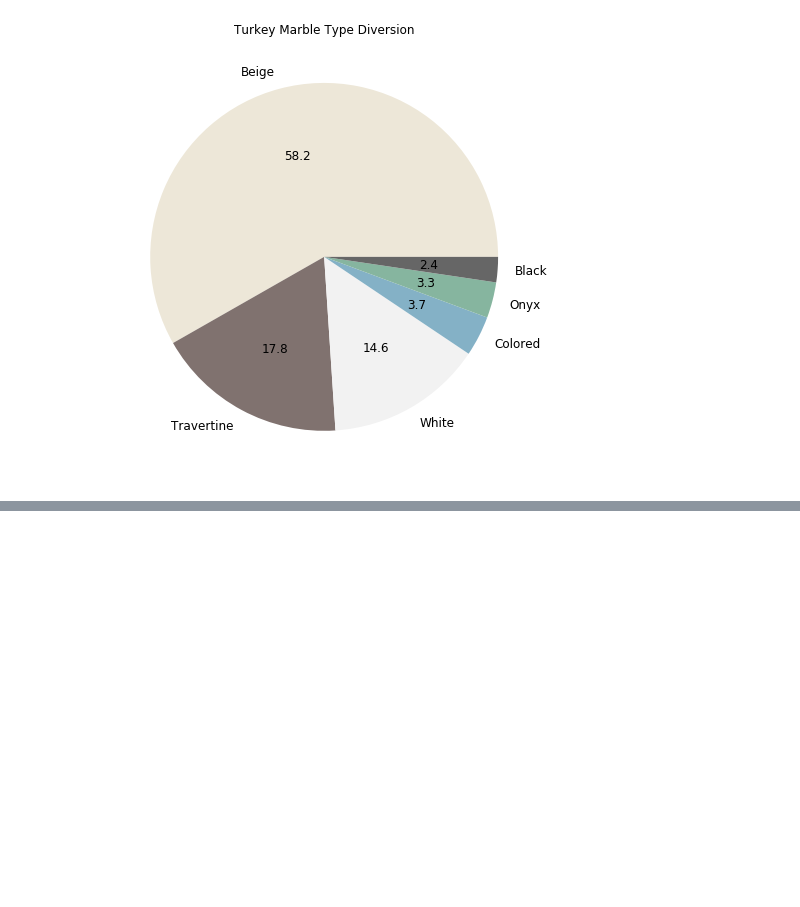
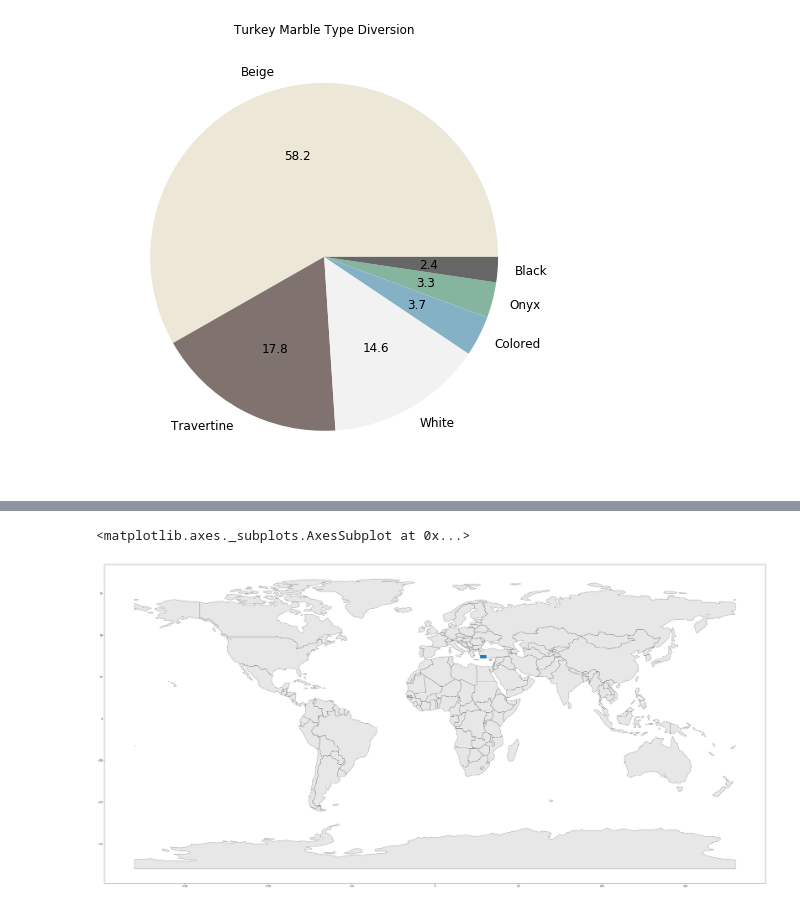
Before and after one commit to mgurdal/marble-growth, a Jupyter notebook: Marble.ipynb, the cells around one changed output, grey strips where cells are left out. Cells and saved outputs as stored; diff of their text form; code cells hidden in the pictures; blank space fills up the shorter version.

```diff
--- a/Marble.ipynb
+++ b/Marble.ipynb
@@ -87,0 +140,10 @@ x_axis = _.yaxis.set_label_text('')
+# %%
+mugla = turkey.loc[turkey.name == "Muğla"]
+mugla_geom = mugla.geometry.values[0]
+mugla_tile = sentinel_gdf.geometry[sentinel_gdf.geometry.intersects(mugla_geom)]
+# %%
+ax = world.plot(color="#D1D1D1", figsize=(50, 50), alpha=0.5, edgecolor='k')
+mugla_tile.apply(lambda g: g[0]).plot(ax=ax)
+# %% [output]
+<matplotlib.axes._subplots.AxesSubplot at 0x...>
+[figure, added]
```
Also changed, not shown: parts of 10 cells of this notebook.
